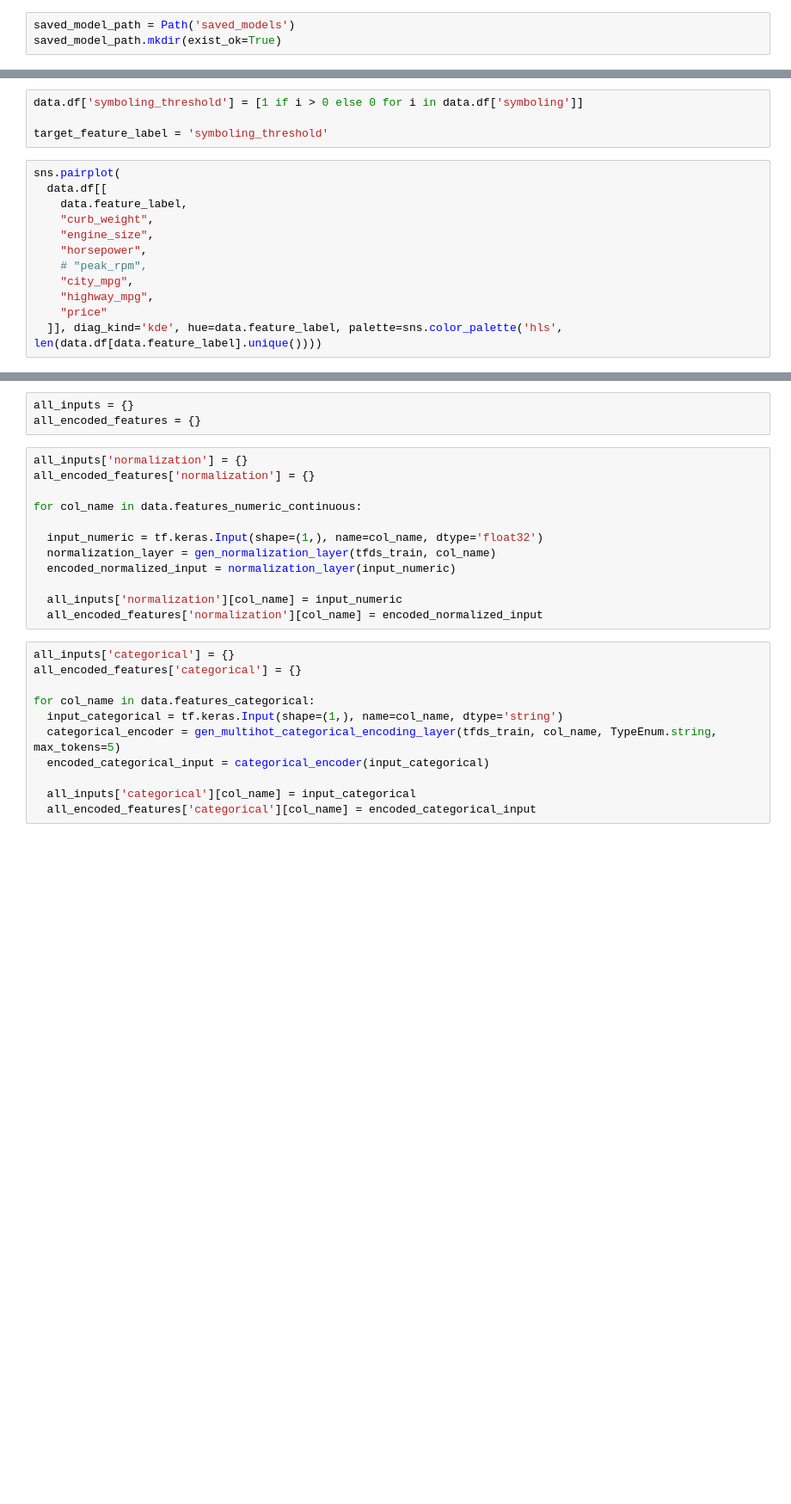
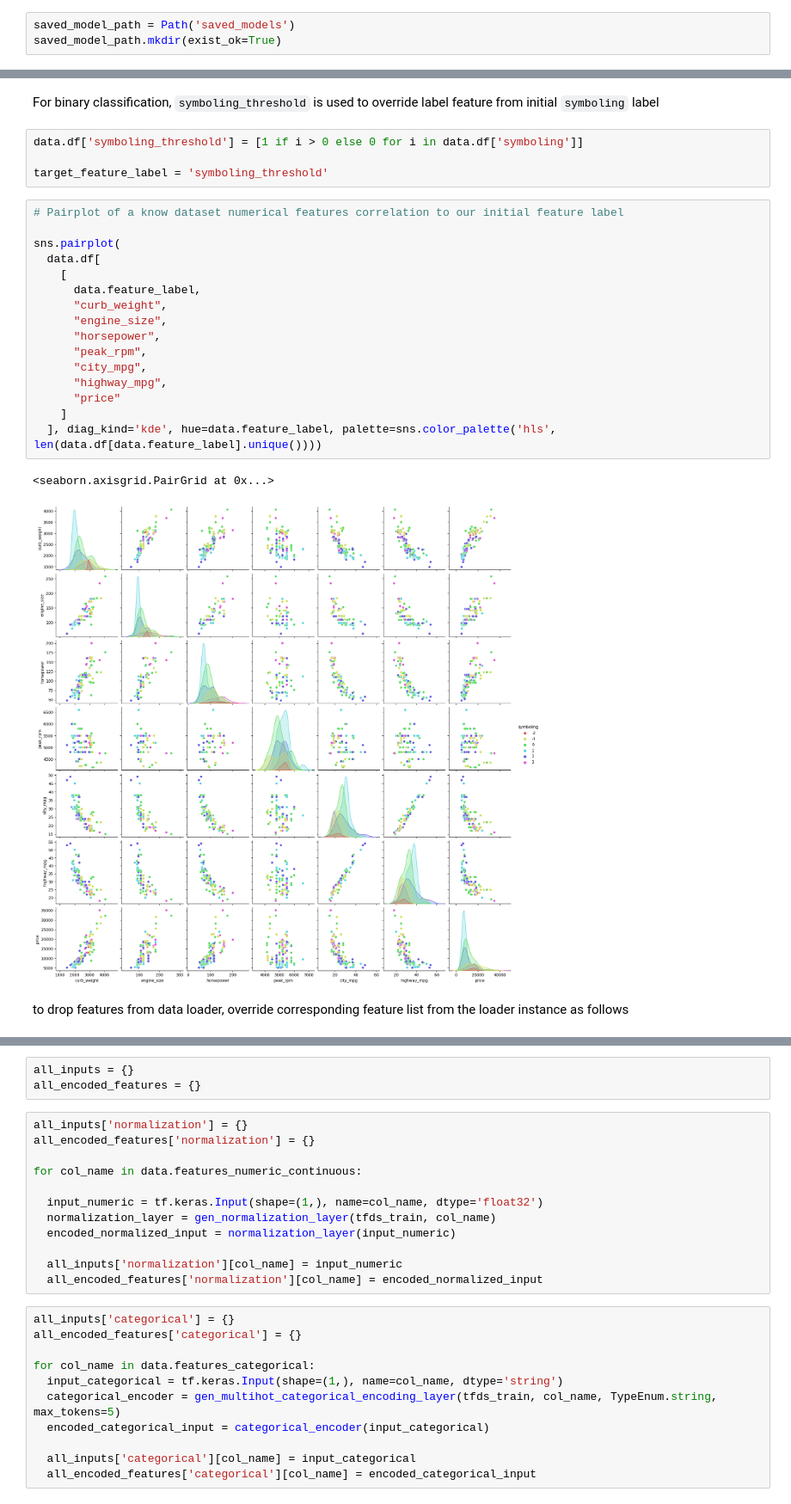
Before and after one commit to previoip/FederatedLearning, a Jupyter notebook: Ex1_Concept.ipynb, the cells around one changed output, grey strips where cells are left out. Shown at 86% size. Drawn from its saved outputs; the diff is of its cells as text; blank space fills up the shorter version.

```diff
--- a/Ex1_Concept.ipynb
+++ b/Ex1_Concept.ipynb
@@ -41,16 +105,27 @@ data.df.info()
+# %% [markdown]
+For binary classification, `symboling_threshold` is used to override label feature from initial `symboling` label
 # %%
 data.df['symboling_threshold'] = [1 if i > 0 else 0 for i in data.df['symboling']]
 
 target_feature_label = 'symboling_threshold'
 # %%
+# Pairplot of a know dataset numerical features correlation to our initial feature label
+
 sns.pairplot(
-  data.df[[
-    data.feature_label,
-    "curb_weight",
-    "engine_size",
-    "horsepower",
-    # "peak_rpm",
-    "city_mpg",
-    "highway_mpg",
-    "price"
-  ]], diag_kind='kde', hue=data.feature_label, palette=sns.color_palette('hls', len(data.df[data.feature_label].unique())))
+  data.df[
+    [
+      data.feature_label,
+      "curb_weight",
+      "engine_size",
+      "horsepower",
+      "peak_rpm",
+      "city_mpg",
+      "highway_mpg",
+      "price"
+    ]
+  ], diag_kind='kde', hue=data.feature_label, palette=sns.color_palette('hls', len(data.df[data.feature_label].unique())))
+# %% [output]
+<seaborn.axisgrid.PairGrid at 0x...>
+[figure, added]
+# %% [markdown]
+to drop features from data loader, override corresponding feature list from the loader instance as follows
```
Also changed, not shown: parts of 36 cells of this notebook, 4 other files.
